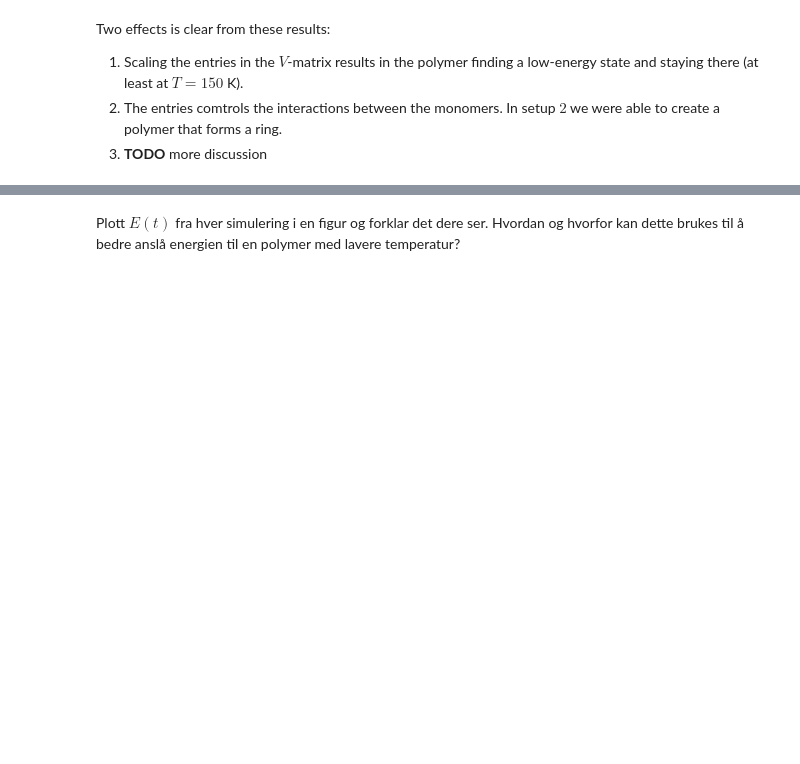
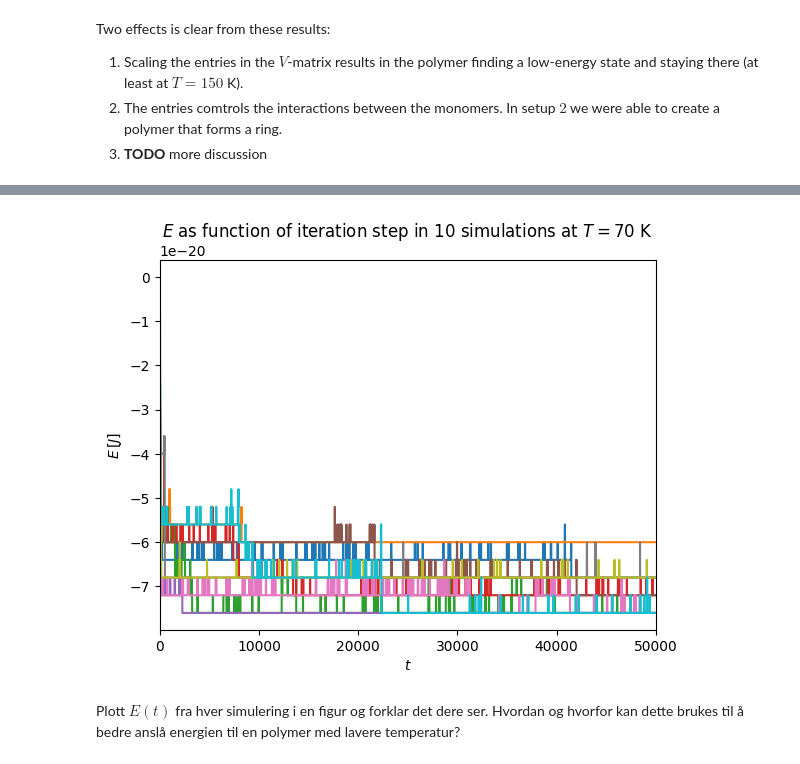
Before and after one commit to tncrdk/Biofysikk-prosjekt, a Jupyter notebook: Aakre_Djupvik_Jakobsen.ipynb, the cells around one changed output, grey strips where cells are left out. Drawn from its saved outputs; the diff is of its cells as text; code cells hidden in the pictures; blank space fills up the shorter version.

```diff
--- a/Aakre_Djupvik_Jakobsen.ipynb
+++ b/Aakre_Djupvik_Jakobsen.ipynb
@@ -566,8 +585,8 @@ percentages = np.zeros((len(N_s), len(N)))
 # run the simulation
 for i, _N_s in enumerate(N_s):
     for j, _N in enumerate(N):
-        _, valid = simulate_rotations(N=_N, Ns=_N_s)
-        percentages[i, j] = (valid - 1)/_N_s   # subtract 1 because the initial state is always valid
+        _, valid_states = simulate_rotations(N=_N, Ns=_N_s)
+        percentages[i, j] = (valid_states - 1)/_N_s   # subtract 1 because the initial state is always valid
 # %%
 # plot the results for the cell above
 fig, ax = plt.subplots()
@@ -738,0 +769,7 @@ This is due to Numba's Just In Time compilation. When the function is called the
+# %%
+N = 15
+V = gen_V_matrix(size = N, fill_value = -1.0)
+E_1 = calculate_energy(polymer_1, V)
+E_2 = calculate_energy(polymer_2, V)
+
+print(f"Energy_1: {E_1}\nEnergy_2: {E_2}")
@@ -1007,9 +1068,8 @@ Diskuter plottet og drøft temperaturavhengigheten til $⟨E⟩$ og $\sigma_E$.
 # Defining constants
 T = 70
 num_simulations = 10
-
-N = 30    # same as 2e)
-Ns = 5000 # same as 2e)
+N = 30
+Ns = 50000
 V = gen_V_matrix(N, fill_value=-4e-21)
 
 # Preparing array
@@ -1022,16 +1082,18 @@ for i in range(num_simulations):
 # %%
 # just plotting the results from the cell above
 fig, ax = plt.subplots()
 for E_arr in E_array_array:
     ax.plot(E_arr)
 
 ax.set(
-    title="lol2",
+    title="$E$ as function of iteration step in $10$ simulations at $T = 70$ K",
     xlabel="$t$",
     ylabel="$E\,[J]$",
-    xlim=(0, 5000)
+    xlim=(0, Ns)
 )
 plt.show()
+# %% [output]
+[figure, added]
 # %% [markdown]
 Plott $E(t)$ fra hver simulering i en figur og forklar det dere ser.
 Hvordan og hvorfor kan dette brukes til å bedre anslå energien til en polymer med lavere temperatur?
```
Also changed, not shown: parts of 23 cells of this notebook.
